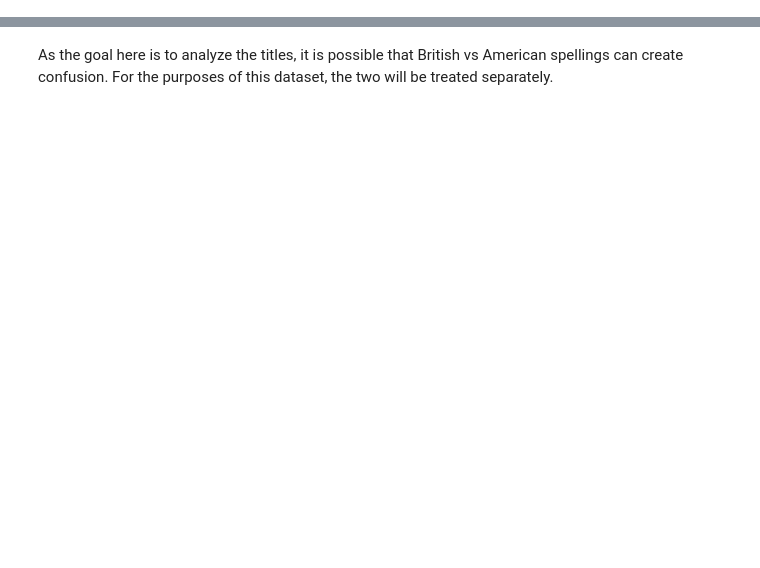
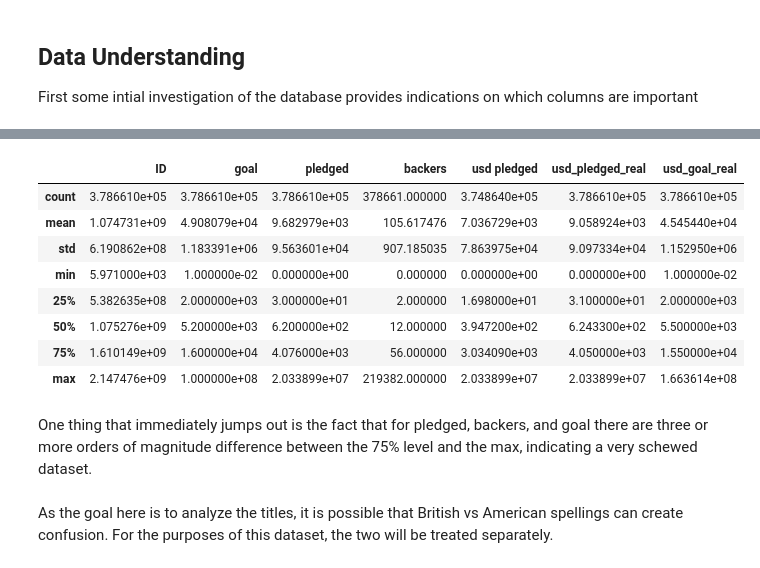
Before and after one commit to rwalroth/Kickstarter_titles, a Jupyter notebook: Kickstarter_Title_analysis.ipynb, the cells around one changed output, grey strips where cells are left out. Cells and saved outputs as stored; diff of their text form; code cells hidden in the pictures; blank space fills up the shorter version.

```diff
--- a/Kickstarter_Title_analysis.ipynb
+++ b/Kickstarter_Title_analysis.ipynb
@@ -13,3 +23,7 @@ import matplotlib.pyplot as plt
+# %% [markdown]
+## Data Understanding
+
+First some intial investigation of the database provides indications on which columns are important
 # %%
 data = pd.read_csv('ks-projects-201801.csv')
 data.head(10)
@@ -25,6 +39,20 @@ data.head(10)
 | 7 | 1000030581 | Chaser Strips. Our Strips make Sh... | Drinks | Food | USD | 2016-03-17 | 25000.0 | 2016-02-01 20:05:12 | 453.00 | failed | ... |
 | 8 | 1000034518 | SPIN - Premium Retractable In-Ear... | Product Design | Design | USD | 2014-05-29 | 125000.0 | 2014-04-24 18:14:43 | 8233.00 | canceled | ... |
 | 9 | 100004195 | STUDIO IN THE SKY - A Documentary... | Documentary | Film & Video | USD | 2014-08-10 | 65000.0 | 2014-07-11 21:55:48 | 6240.57 | canceled | ... |
+# %%
+data.describe()
+# %% [output]
+|  | ID | goal | pledged | backers | usd pledged | usd_pledged_real | usd_goal_real |
+| count | 3.786610e+05 | 3.786610e+05 | 3.786610e+05 | 378661.000000 | 3.748640e+05 | 3.786610e+05 | 3.786610e+05 |
+| mean | 1.074731e+09 | 4.908079e+04 | 9.682979e+03 | 105.617476 | 7.036729e+03 | 9.058924e+03 | 4.545440e+04 |
+| std | 6.190862e+08 | 1.183391e+06 | 9.563601e+04 | 907.185035 | 7.863975e+04 | 9.097334e+04 | 1.152950e+06 |
+| min | 5.971000e+03 | 1.000000e-02 | 0.000000e+00 | 0.000000 | 0.000000e+00 | 0.000000e+00 | 1.000000e-02 |
+| 25% | 5.382635e+08 | 2.000000e+03 | 3.000000e+01 | 2.000000 | 1.698000e+01 | 3.100000e+01 | 2.000000e+03 |
+| 50% | 1.075276e+09 | 5.200000e+03 | 6.200000e+02 | 12.000000 | 3.947200e+02 | 6.243300e+02 | 5.500000e+03 |
+| 75% | 1.610149e+09 | 1.600000e+04 | 4.076000e+03 | 56.000000 | 3.034090e+03 | 4.050000e+03 | 1.550000e+04 |
+| max | 2.147476e+09 | 1.000000e+08 | 2.033899e+07 | 219382.000000 | 2.033899e+07 | 2.033899e+07 | 1.663614e+08 |
+# %% [markdown]
+One thing that immediately jumps out is the fact that for pledged, backers, and goal there are three or more orders of magnitude difference between the 75% level and the max, indicating a very schewed dataset.
 # %% [markdown]
 As the goal here is to analyze the titles, it is possible that British vs American spellings can create confusion. For the purposes of this dataset, the two will be treated separately.
 # %%
```
Also changed, not shown: parts of 44 cells of this notebook.
